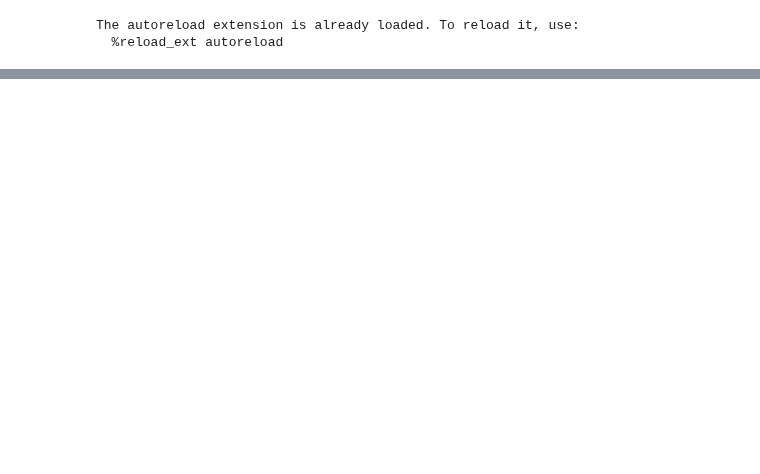
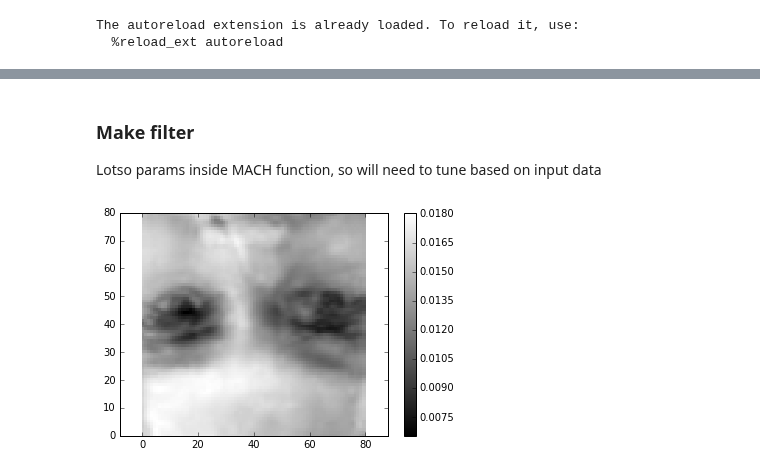
Before and after one commit to huskeypm/sparkdetection, a Jupyter notebook: mach/MACH.ipynb, the cells around one changed output, grey strips where cells are left out. Saved outputs shown, nothing was run; the diff lists cells and outputs as text; code cells hidden in the pictures; blank space fills up the shorter version.

```diff
--- a/mach/MACH.ipynb
+++ b/mach/MACH.ipynb
@@ -163,0 +86,8 @@ surf = ax.plot_wireframe(X, Y, corrTruth)
+# %% [markdown]
+### Make filter
+Lotso params inside MACH function, so will need to tune based on input data
+# %%
+import mach
+h = mach.MACH2(truthImages)
+# %% [output]
+[figure, added]
```
Also changed, not shown: parts of 19 cells of this notebook, 8 other files.
